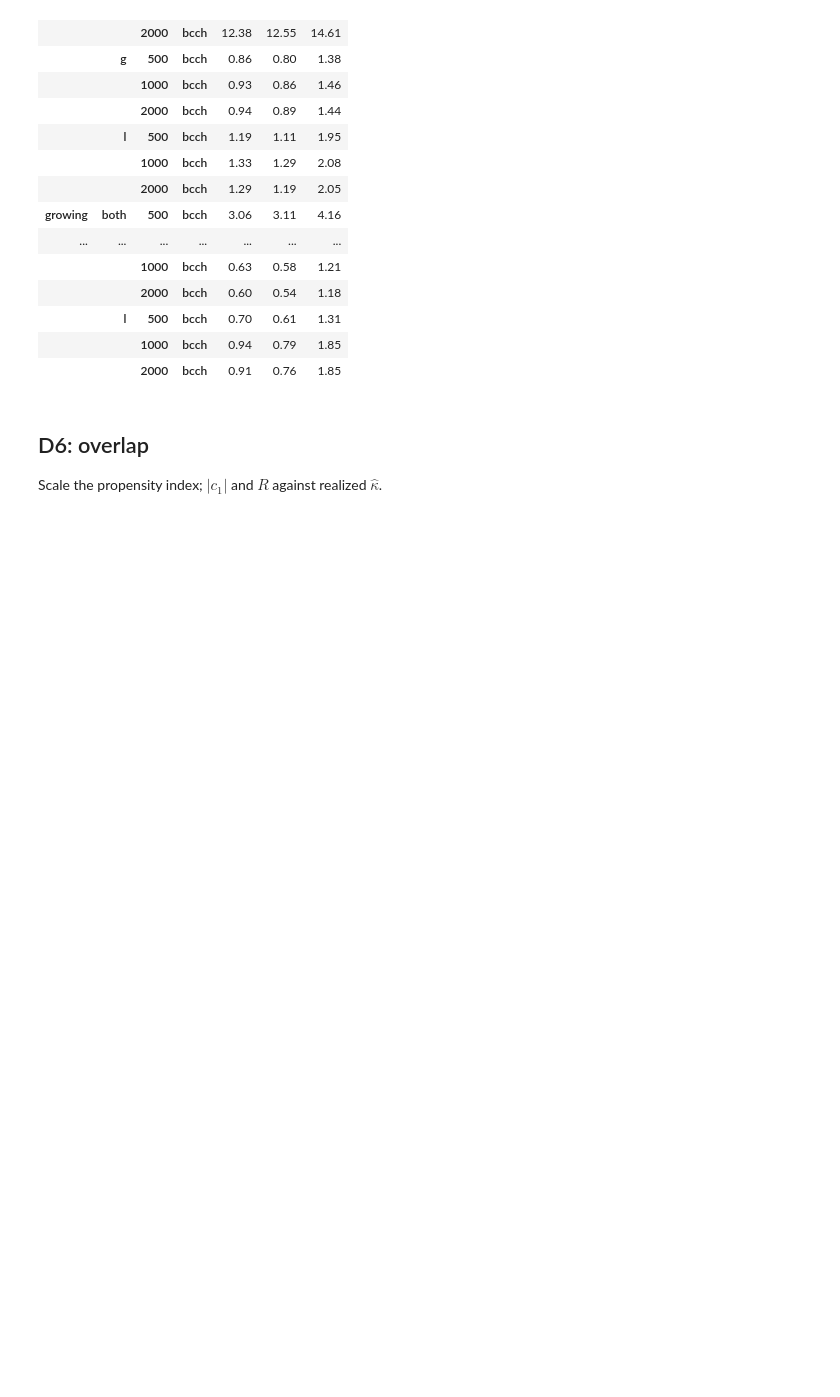
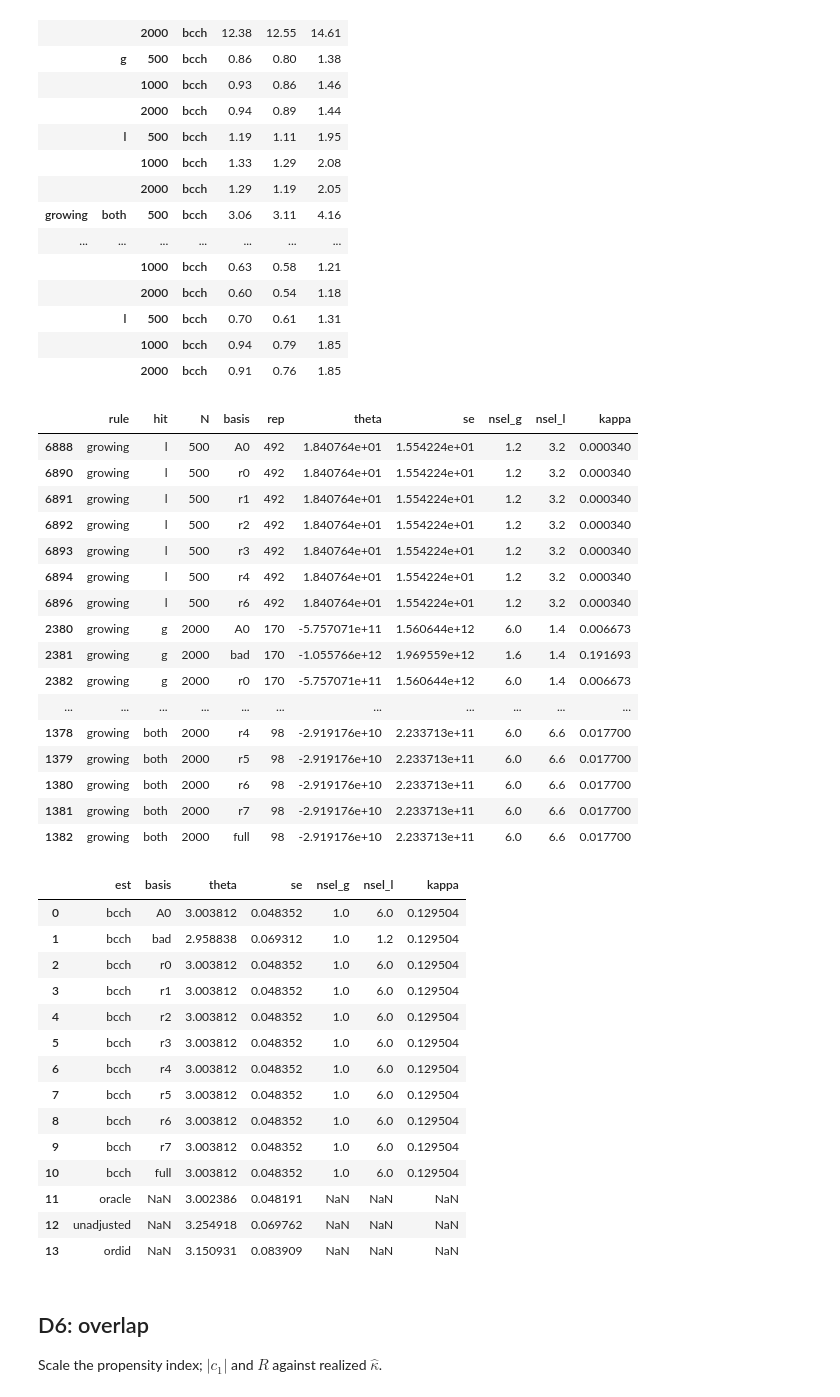
Before and after one commit to anl1313/Speciale, a Jupyter notebook: a more parsimonious approch/simulations.ipynb, the cells around one changed output. Drawn from its saved outputs; the diff is of its cells as text; code cells hidden in the pictures; blank space fills up the shorter version.

```diff
--- a/a more parsimonious approch/simulations.ipynb
+++ b/a more parsimonious approch/simulations.ipynb
@@ -173,6 +173,46 @@ display(mc.summary(d5, by=('rule', 'hit', 'N', 'est', 'basis')).round(3),
 |  | l | 500 | bcch | 0.70 | 0.61 | 1.31 |
 |  |  | 1000 | bcch | 0.94 | 0.79 | 1.85 |
 |  |  | 2000 | bcch | 0.91 | 0.76 | 1.85 |
+# %%
+bad = d5[(d5.theta - 3).abs() > 10]
+display(bad[['rule', 'hit', 'N', 'basis', 'rep', 'theta', 'se', 'nsel_g', 'nsel_l', 'kappa']])
+i = bad.rep.iloc[0]
+seed = np.random.SeedSequence(90).spawn(500)[i]
+rows = mc.replicate(np.random.default_rng(seed), dgp.sim_cat, dgp.bases_cat, N=2000, J=100, hit='l')
+display(pd.DataFrame(rows)[['est', 'basis', 'theta', 'se', 'nsel_g', 'nsel_l', 'kappa']])
+# %% [output]
+|  | rule | hit | N | basis | rep | theta | se | nsel_g | nsel_l | kappa |
+| 6888 | growing | l | 500 | A0 | 492 | 1.840764e+01 | 1.554224e+01 | 1.2 | 3.2 | 0.000340 |
+| 6890 | growing | l | 500 | r0 | 492 | 1.840764e+01 | 1.554224e+01 | 1.2 | 3.2 | 0.000340 |
+| 6891 | growing | l | 500 | r1 | 492 | 1.840764e+01 | 1.554224e+01 | 1.2 | 3.2 | 0.000340 |
+| 6892 | growing | l | 500 | r2 | 492 | 1.840764e+01 | 1.554224e+01 | 1.2 | 3.2 | 0.000340 |
+| 6893 | growing | l | 500 | r3 | 492 | 1.840764e+01 | 1.554224e+01 | 1.2 | 3.2 | 0.000340 |
+| 6894 | growing | l | 500 | r4 | 492 | 1.840764e+01 | 1.554224e+01 | 1.2 | 3.2 | 0.000340 |
+| 6896 | growing | l | 500 | r6 | 492 | 1.840764e+01 | 1.554224e+01 | 1.2 | 3.2 | 0.000340 |
+| 2380 | growing | g | 2000 | A0 | 170 | -5.757071e+11 | 1.560644e+12 | 6.0 | 1.4 | 0.006673 |
+| 2381 | growing | g | 2000 | bad | 170 | -1.055766e+12 | 1.969559e+12 | 1.6 | 1.4 | 0.191693 |
+| 2382 | growing | g | 2000 | r0 | 170 | -5.757071e+11 | 1.560644e+12 | 6.0 | 1.4 | 0.006673 |
+| ... | ... | ... | ... | ... | ... | ... | ... | ... | ... | ... |
+| 1378 | growing | both | 2000 | r4 | 98 | -2.919176e+10 | 2.233713e+11 | 6.0 | 6.6 | 0.017700 |
+| 1379 | growing | both | 2000 | r5 | 98 | -2.919176e+10 | 2.233713e+11 | 6.0 | 6.6 | 0.017700 |
+| 1380 | growing | both | 2000 | r6 | 98 | -2.919176e+10 | 2.233713e+11 | 6.0 | 6.6 | 0.017700 |
+| 1381 | growing | both | 2000 | r7 | 98 | -2.919176e+10 | 2.233713e+11 | 6.0 | 6.6 | 0.017700 |
+| 1382 | growing | both | 2000 | full | 98 | -2.919176e+10 | 2.233713e+11 | 6.0 | 6.6 | 0.017700 |
+|  | est | basis | theta | se | nsel_g | nsel_l | kappa |
+| 0 | bcch | A0 | 3.003812 | 0.048352 | 1.0 | 6.0 | 0.129504 |
+| 1 | bcch | bad | 2.958838 | 0.069312 | 1.0 | 1.2 | 0.129504 |
+| 2 | bcch | r0 | 3.003812 | 0.048352 | 1.0 | 6.0 | 0.129504 |
+| 3 | bcch | r1 | 3.003812 | 0.048352 | 1.0 | 6.0 | 0.129504 |
+| 4 | bcch | r2 | 3.003812 | 0.048352 | 1.0 | 6.0 | 0.129504 |
+| 5 | bcch | r3 | 3.003812 | 0.048352 | 1.0 | 6.0 | 0.129504 |
+| 6 | bcch | r4 | 3.003812 | 0.048352 | 1.0 | 6.0 | 0.129504 |
+| 7 | bcch | r5 | 3.003812 | 0.048352 | 1.0 | 6.0 | 0.129504 |
+| 8 | bcch | r6 | 3.003812 | 0.048352 | 1.0 | 6.0 | 0.129504 |
+| 9 | bcch | r7 | 3.003812 | 0.048352 | 1.0 | 6.0 | 0.129504 |
+| 10 | bcch | full | 3.003812 | 0.048352 | 1.0 | 6.0 | 0.129504 |
+| 11 | oracle | NaN | 3.002386 | 0.048191 | NaN | NaN | NaN |
+| 12 | unadjusted | NaN | 3.254918 | 0.069762 | NaN | NaN | NaN |
+| 13 | ordid | NaN | 3.150931 | 0.083909 | NaN | NaN | NaN |
 # %% [markdown]
 ## D6: overlap
 Scale the propensity index; $|c_1|$ and $R$ against realized $\hat\kappa$.
```
Also changed, not shown: 1 other file.
